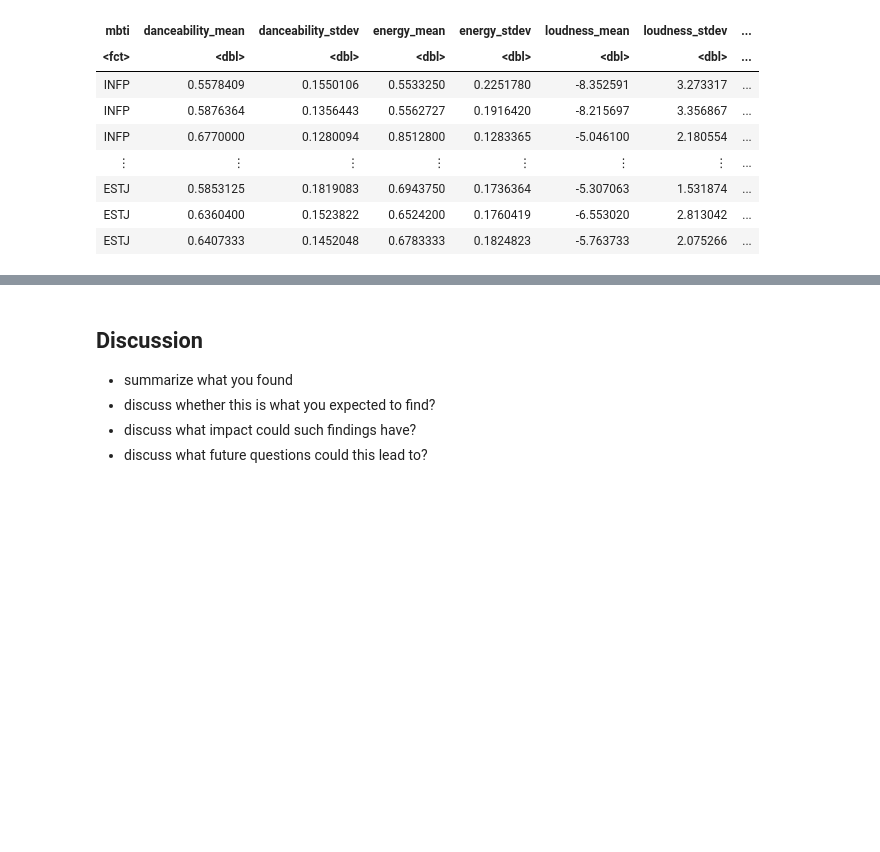
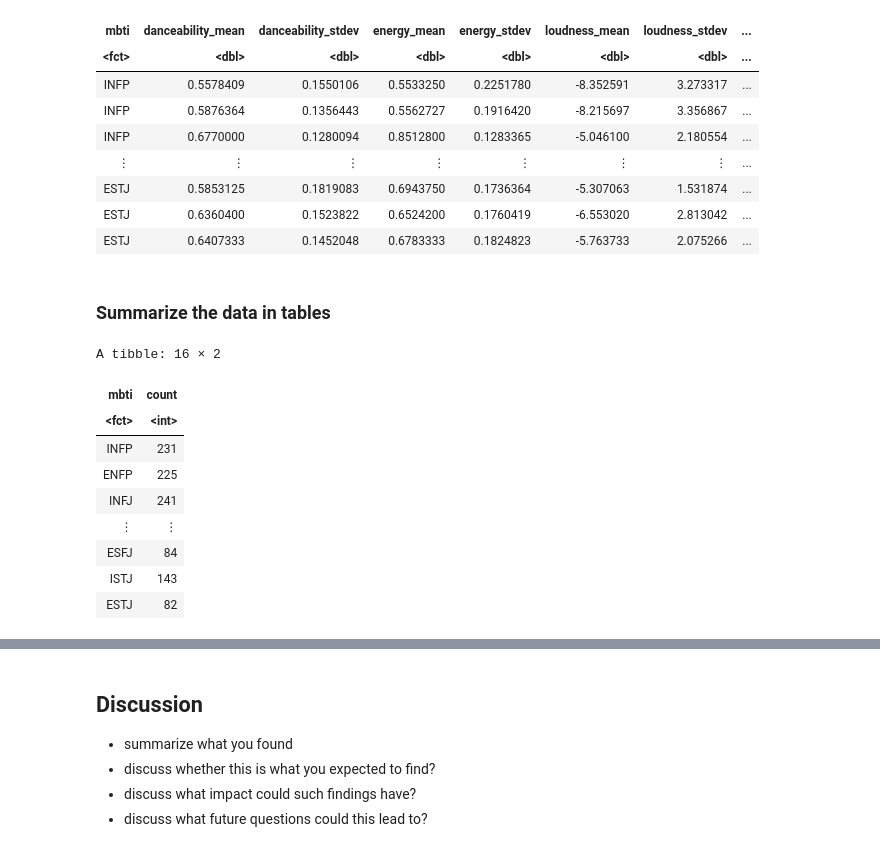
Before and after one commit to ccliang4/dsci-100-2022w1-sec-005-group-28, a Jupyter notebook: Group Project Report.ipynb, the cells around one changed output, grey strips where cells are left out. Saved outputs shown, nothing was run; the diff lists cells and outputs as text; code cells hidden in the pictures; blank space fills up the shorter version.

```diff
--- a/Group Project Report.ipynb
+++ b/Group Project Report.ipynb
@@ -89,3 +95,22 @@ set.seed(1)
 spotify_split <- initial_split(spotify_mbti_cleaned, prop = 0.75)
 spotify_mbti_train <- training(spotify_split)
 spotify_mbti_test <- testing(spotify_split)
+# %% [markdown]
+### Summarize the data in tables
+# %%
+# report number of observations in each class
+observation_count <- spotify_mbti_train |>
+    group_by(mbti) |>
+    summarize(count = n())
+observation_count
+# %% [output]
+A tibble: 16 × 2
+| mbti | count |
+| <fct> | <int> |
+| INFP | 231 |
+| ENFP | 225 |
+| INFJ | 241 |
+| ⋮ | ⋮ |
+| ESFJ | 84 |
+| ISTJ | 143 |
+| ESTJ | 82 |
```
Also changed, not shown: parts of 9 cells of this notebook.
